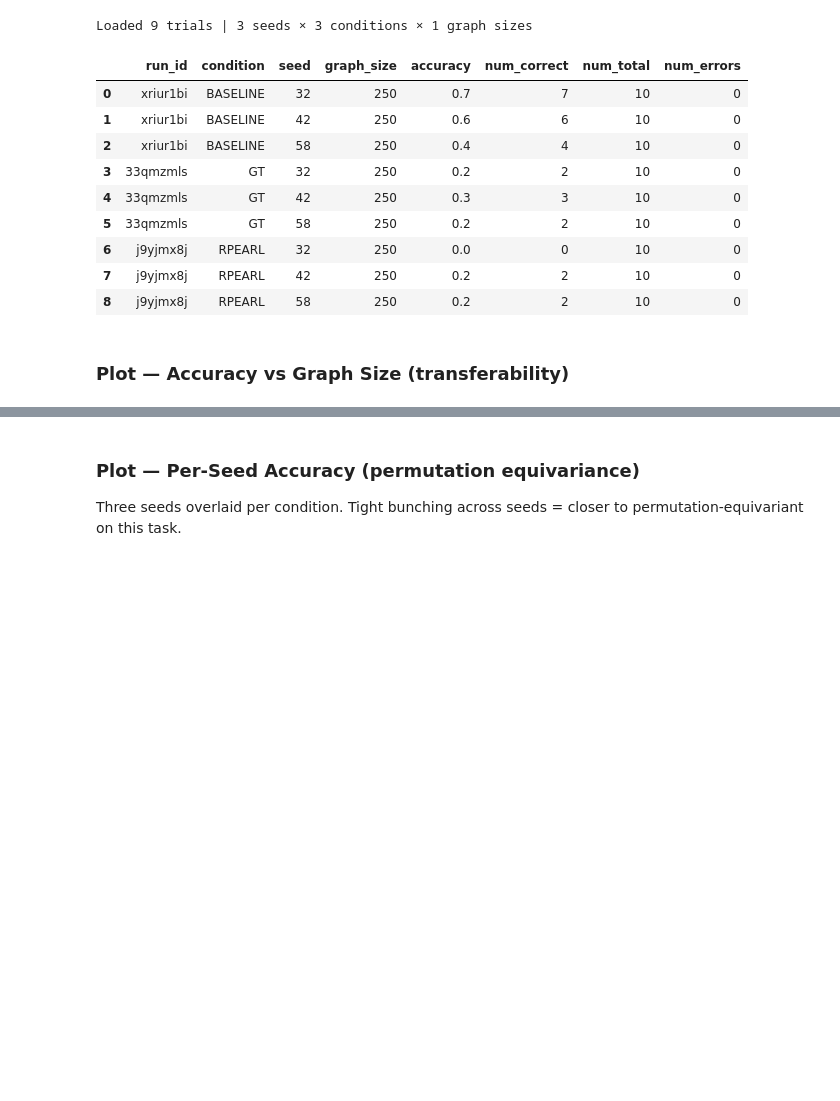
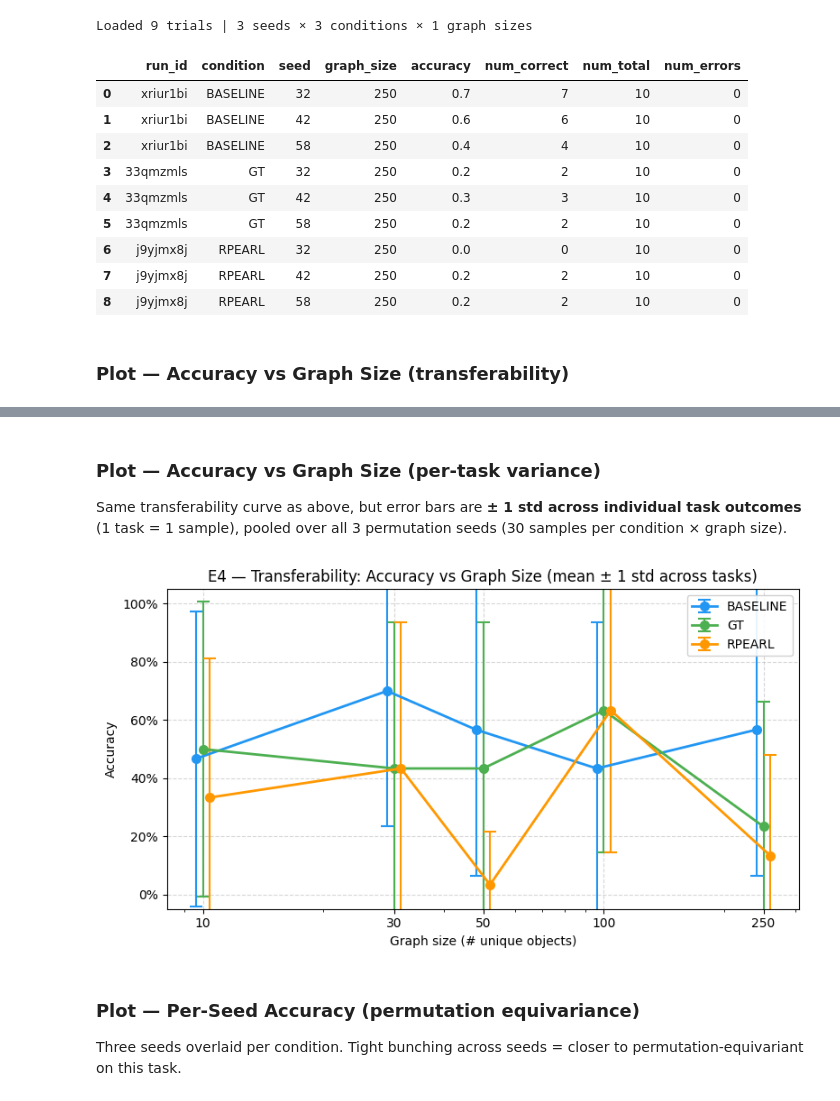
Before and after one commit to jotaporras/GREP, a Jupyter notebook: notebooks/e4_new_training_data_2_iclfix.ipynb, the cells around one changed output, grey strips where cells are left out. Saved outputs shown, nothing was run; the diff lists cells and outputs as text; code cells hidden in the pictures; blank space fills up the shorter version.

```diff
--- a/notebooks/e4_new_training_data_2_iclfix.ipynb
+++ b/notebooks/e4_new_training_data_2_iclfix.ipynb
@@ -492,3 +493,67 @@ plt.show()
+# %% [markdown]
+### Plot — Accuracy vs Graph Size (per-task variance)
+
+Same transferability curve as above, but error bars are **± 1 std across individual task outcomes** (1 task = 1 sample), pooled over all 3 permutation seeds (30 samples per condition × graph size).
+# %%
+sample_records = []
+for seed_dir in SEED_DIRS:
+    seed = int(seed_dir.split("_")[1])
+    for run_id, condition in RUN_TO_CONDITION.items():
+        for size in GRAPH_SIZES:
+            pattern = os.path.join(
+                TRANSFER_DIR, seed_dir,
+                f"*{run_id}_eval_graph_unique_{size}.json",
+            )
+            matches = glob.glob(pattern)
+            if not matches:
+                continue
+            with open(matches[0]) as f:
+                d = json.load(f)
+            for s in d["samples"]:
+                sample_records.append({
+                    "condition":  condition,
+                    "seed":       seed,
+                    "graph_size": size,
+                    "correct":    float(s["correct"]),
+                })
+
+df_samples = pd.DataFrame(sample_records)
+agg_samples = (
+    df_samples
+    .groupby(["condition", "graph_size"])["correct"]
+    .agg(mean="mean", std="std", n="count")
+    .reset_index()
+)
+
+fig, ax = plt.subplots(figsize=(8, 4.5))
+
+JITTER = {"BASELINE": 0.96, "GT": 1.00, "RPEARL": 1.04}
+
+for condition in ["BASELINE", "GT", "RPEARL"]:
+    sub = agg_samples[agg_samples["condition"] == condition].sort_values("graph_size")
+    color = CONDITION_COLORS[condition]
+    x = sub["graph_size"] * JITTER[condition]
+    ax.errorbar(
+        x, sub["mean"], yerr=sub["std"],
+        marker="o", color=color, label=condition,
+        linewidth=2, markersize=7,
+        elinewidth=1.5, capsize=5, capthick=1.5,
+    )
+
+ax.set_xscale("log")
+ax.set_xticks(GRAPH_SIZES)
+ax.get_xaxis().set_major_formatter(mticker.ScalarFormatter())
+ax.set_xlabel("Graph size (# unique objects)")
+ax.set_ylabel("Accuracy")
+ax.yaxis.set_major_formatter(mticker.PercentFormatter(xmax=1))
+ax.set_ylim(-0.05, 1.05)
+ax.set_title("E4 — Transferability: Accuracy vs Graph Size (mean ± 1 std across tasks)")
+ax.legend(loc="upper right", framealpha=0.9)
+ax.grid(axis="both", linestyle="--", alpha=0.5)
+plt.tight_layout()
+plt.show()
+# %% [output]
+[figure, added]
 # %% [markdown]
 ### Plot — Per-Seed Accuracy (permutation equivariance)
 
```
Also changed, not shown: parts of 8 cells of this notebook, 1 other file.
